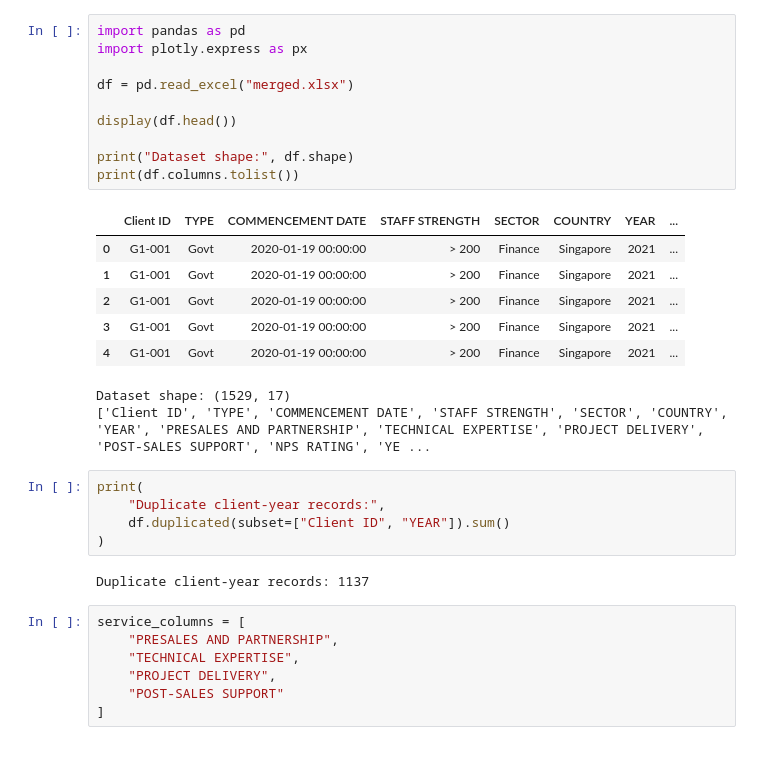
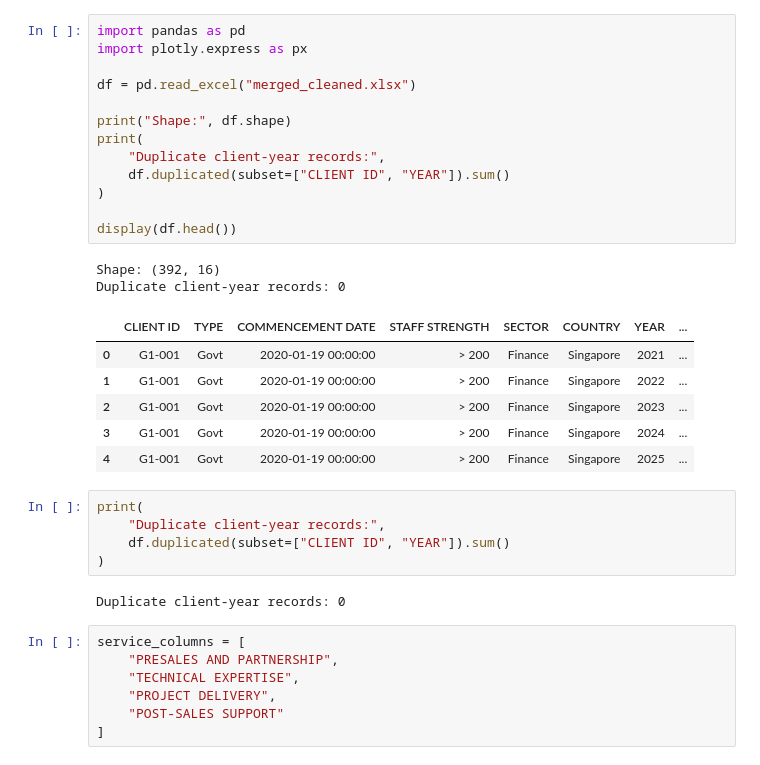
Before and after one commit to noodlebatteries124/DAVI-CA2, a Jupyter notebook: kaydengraphs.ipynb, the cells around one changed output. Cells and saved outputs as stored; diff of their text form.

```diff
--- a/kaydengraphs.ipynb
+++ b/kaydengraphs.ipynb
@@ -1,29 +1,32 @@
 # %%
 import pandas as pd
 import plotly.express as px
 
-df = pd.read_excel("merged.xlsx")
+df = pd.read_excel("merged_cleaned.xlsx")
+
+print("Shape:", df.shape)
+print(
+    "Duplicate client-year records:",
+    df.duplicated(subset=["CLIENT ID", "YEAR"]).sum()
+)
 
 display(df.head())
-
-print("Dataset shape:", df.shape)
-print(df.columns.tolist())
 # %% [output]
+Shape: (392, 16)
+Duplicate client-year records: 0
-|  | Client ID | TYPE | COMMENCEMENT DATE | STAFF STRENGTH | SECTOR | COUNTRY | YEAR | ... |
+|  | CLIENT ID | TYPE | COMMENCEMENT DATE | STAFF STRENGTH | SECTOR | COUNTRY | YEAR | ... |
 | 0 | G1-001 | Govt | 2020-01-19 00:00:00 | > 200 | Finance | Singapore | 2021 | ... |
-| 1 | G1-001 | Govt | 2020-01-19 00:00:00 | > 200 | Finance | Singapore | 2021 | ... |
-| 2 | G1-001 | Govt | 2020-01-19 00:00:00 | > 200 | Finance | Singapore | 2021 | ... |
-| 3 | G1-001 | Govt | 2020-01-19 00:00:00 | > 200 | Finance | Singapore | 2021 | ... |
-| 4 | G1-001 | Govt | 2020-01-19 00:00:00 | > 200 | Finance | Singapore | 2021 | ... |
+| 1 | G1-001 | Govt | 2020-01-19 00:00:00 | > 200 | Finance | Singapore | 2022 | ... |
+| 2 | G1-001 | Govt | 2020-01-19 00:00:00 | > 200 | Finance | Singapore | 2023 | ... |
+| 3 | G1-001 | Govt | 2020-01-19 00:00:00 | > 200 | Finance | Singapore | 2024 | ... |
+| 4 | G1-001 | Govt | 2020-01-19 00:00:00 | > 200 | Finance | Singapore | 2025 | ... |
-Dataset shape: (1529, 17)
-['Client ID', 'TYPE', 'COMMENCEMENT DATE', 'STAFF STRENGTH', 'SECTOR', 'COUNTRY', 'YEAR', 'PRESALES AND PARTNERSHIP', 'TECHNICAL EXPERTISE', 'PROJECT DELIVERY', 'POST-SALES SUPPORT', 'NPS RATING', 'YE ...
 # %%
 print(
     "Duplicate client-year records:",
-    df.duplicated(subset=["Client ID", "YEAR"]).sum()
+    df.duplicated(subset=["CLIENT ID", "YEAR"]).sum()
 )
 # %% [output]
-Duplicate client-year records: 1137
+Duplicate client-year records: 0
 # %%
 service_columns = [
     "PRESALES AND PARTNERSHIP",
```
Also changed, not shown: parts of 26 cells of this notebook.
